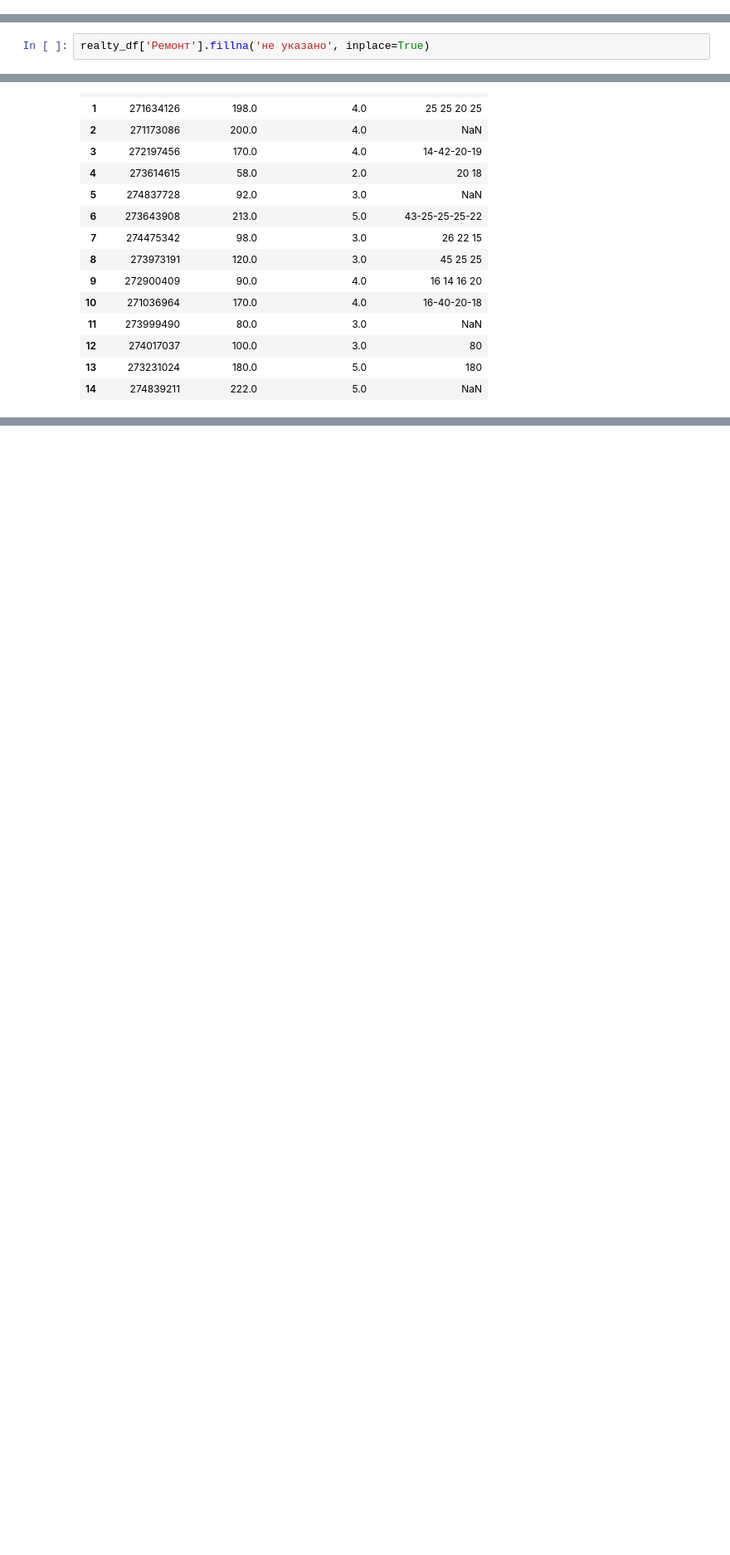
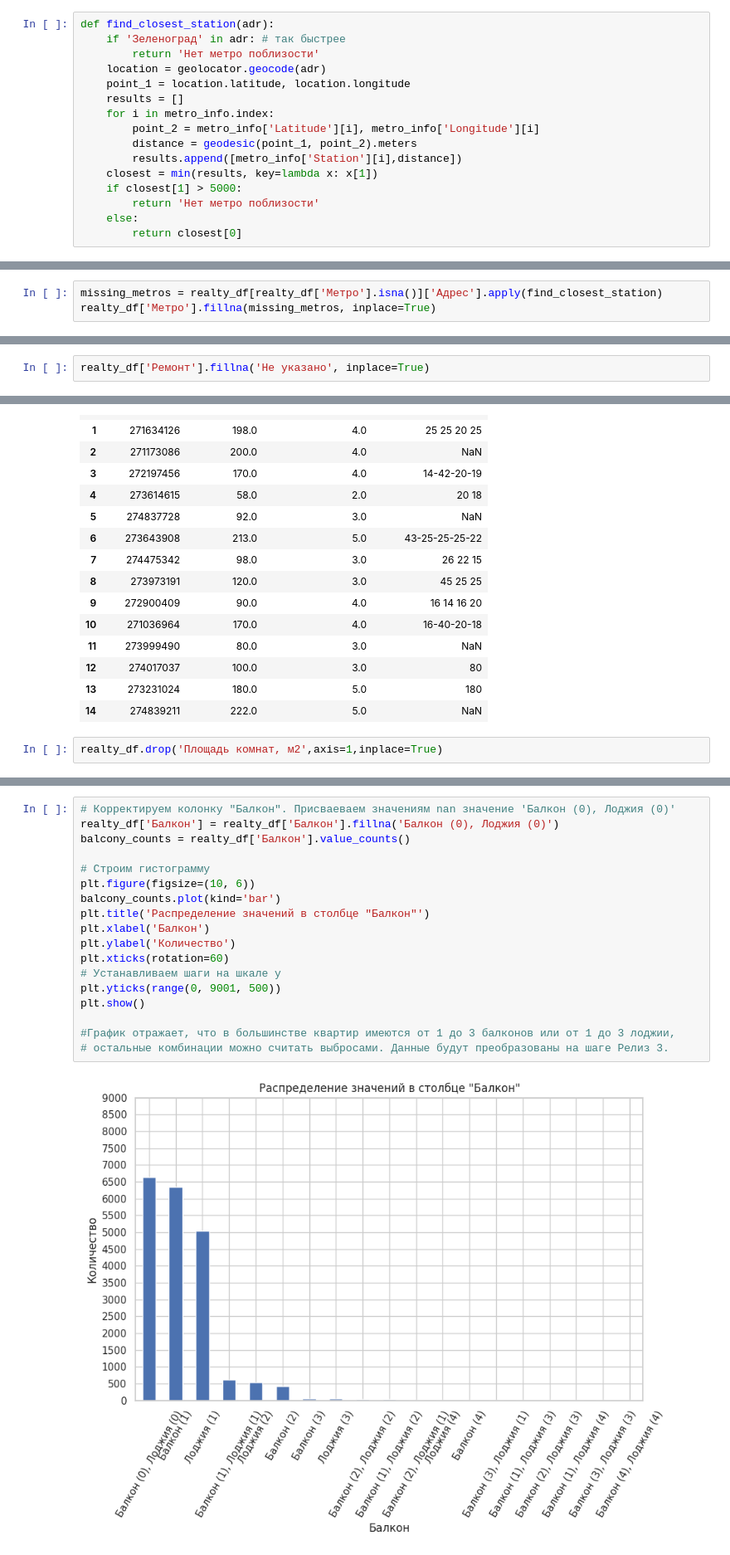
Before and after one commit to Alex-Dolgikh/realty_data_preprocessing, a Jupyter notebook: preprocessing.ipynb, the cells around one changed output, grey strips where cells are left out. Shown at 83% size. Saved outputs shown, nothing was run; the diff lists cells and outputs as text; blank space fills up the shorter version.

```diff
--- a/preprocessing.ipynb
+++ b/preprocessing.ipynb
@@ -144,0 +144,16 @@ Name: Адрес, Length: 346, dtype: object
+# %%
+def find_closest_station(adr):
+    if 'Зеленоград' in adr: # так быстрее
+        return 'Нет метро поблизости'
+    location = geolocator.geocode(adr)
+    point_1 = location.latitude, location.longitude
+    results = []
+    for i in metro_info.index:
+        point_2 = metro_info['Latitude'][i], metro_info['Longitude'][i]
+        distance = geodesic(point_1, point_2).meters
+        results.append([metro_info['Station'][i],distance])
+    closest = min(results, key=lambda x: x[1])
+    if closest[1] > 5000:
+        return 'Нет метро поблизости'
+    else:
+        return closest[0]
@@ -144,0 +181,3 @@ Name: Адрес, Length: 346, dtype: object
+# %%
+missing_metros = realty_df[realty_df['Метро'].isna()]['Адрес'].apply(find_closest_station)
+realty_df['Метро'].fillna(missing_metros, inplace=True)
@@ -152,7 +197,7 @@ realty_df['Ремонт'].value_counts()
 Без ремонта       136
 Name: count, dtype: int64
 # %%
-realty_df['Ремонт'].fillna('не указано', inplace=True)
+realty_df['Ремонт'].fillna('Не указано', inplace=True)
 # %%
 def get_monthly_payment(price):
     payment = float(price[:price.find(' ')])
@@ -187,3 +232,5 @@ realty_df[['ID  объявления','Площадь, м2','Количеств
 | 12 | 274017037 | 100.0 | 3.0 | 80 |
 | 13 | 273231024 | 180.0 | 5.0 | 180 |
 | 14 | 274839211 | 222.0 | 5.0 | NaN |
+# %%
+realty_df.drop('Площадь комнат, м2',axis=1,inplace=True)
@@ -189,0 +250,20 @@ realty_df[['ID  объявления','Площадь, м2','Количеств
+# %%
+# Корректируем колонку "Балкон". Присваеваем значениям nan значение 'Балкон (0), Лоджия (0)'
+realty_df['Балкон'] = realty_df['Балкон'].fillna('Балкон (0), Лоджия (0)')
+balcony_counts = realty_df['Балкон'].value_counts()
+
+# Строим гистограмму
+plt.figure(figsize=(10, 6))
+balcony_counts.plot(kind='bar')
+plt.title('Распределение значений в столбце "Балкон"')
+plt.xlabel('Балкон')
+plt.ylabel('Количество')
+plt.xticks(rotation=60)
+# Устанавливаем шаги на шкале у
+plt.yticks(range(0, 9001, 500))
+plt.show()
+
+#График отражает, что в большинстве квартир имеются от 1 до 3 балконов или от 1 до 3 лоджии,
+# остальные комбинации можно считать выбросами. Данные будут преобразованы на шаге Релиз 3.
+# %% [output]
+[figure, added]
```
Also changed, not shown: parts of 47 cells of this notebook.
